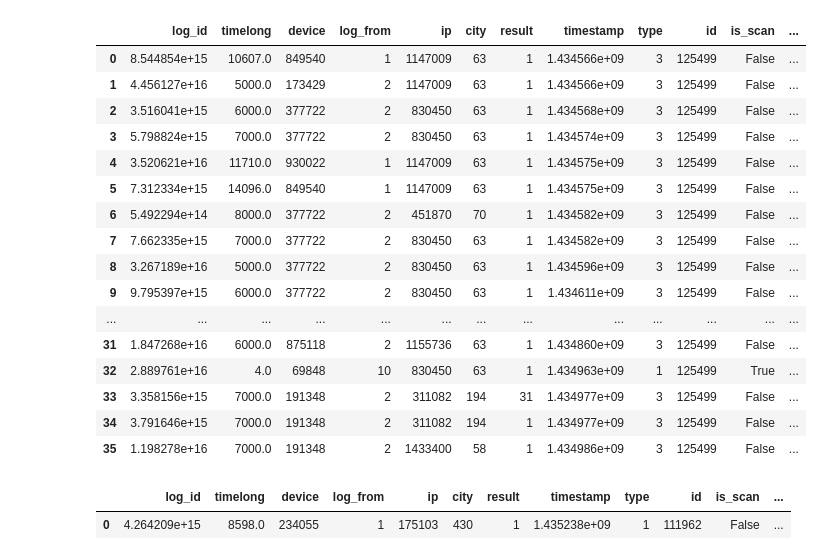
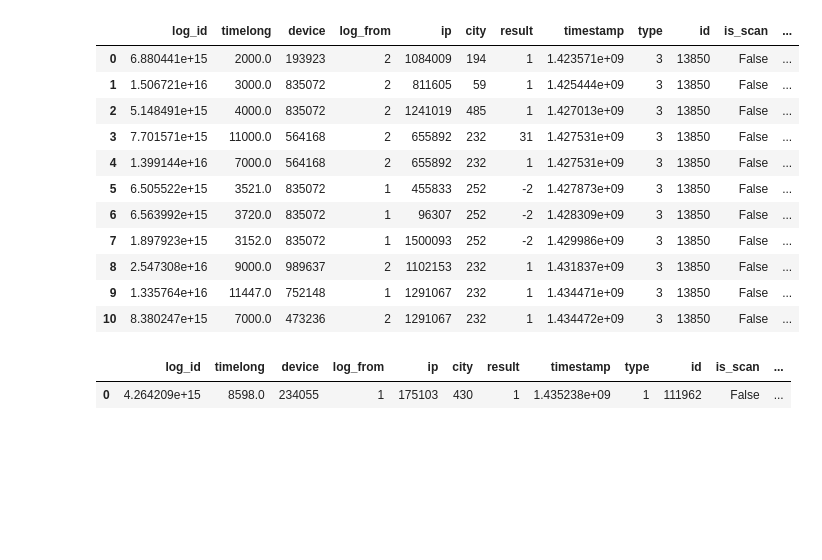
Before and after one commit to hadoop73/jdd, a Jupyter notebook: codes/tlogin.ipynb, the cells around one changed output. Cells and saved outputs as stored; diff of their text form; code cells hidden in the pictures; blank space fills up the shorter version.

```diff
--- a/codes/tlogin.ipynb
+++ b/codes/tlogin.ipynb
@@ -7,28 +7,23 @@ import numpy as np
 login = pd.read_csv('../datas/t_login.csv')
 # %%
 t5 = login[(login['time']<'2015-07-01 13:00:29.0')]
-t5 = t5[(t5['time']>'2015-06-01 00:43:43.0')]
-t5 = t5[(t5['time']<'2015-06-23 00:43:43.0')]
+#t5 = t5[(t5['time']>'2015-06-01 00:43:43.0')]
+#t5 = t5[(t5['time']<'2015-06-23 00:43:43.0')]
 
-t5[t5['id']==125499].sort_values('time').reset_index(drop=True)
+t5[t5['id']==13850].sort_values('time').reset_index(drop=True)
 # %% [output]
 |  | log_id | timelong | device | log_from | ip | city | result | timestamp | type | id | is_scan | ... |
-| 0 | 8.544854e+15 | 10607.0 | 849540 | 1 | 1147009 | 63 | 1 | 1.434566e+09 | 3 | 125499 | False | ... |
-| 1 | 4.456127e+16 | 5000.0 | 173429 | 2 | 1147009 | 63 | 1 | 1.434566e+09 | 3 | 125499 | False | ... |
-| 2 | 3.516041e+15 | 6000.0 | 377722 | 2 | 830450 | 63 | 1 | 1.434568e+09 | 3 | 125499 | False | ... |
-| 3 | 5.798824e+15 | 7000.0 | 377722 | 2 | 830450 | 63 | 1 | 1.434574e+09 | 3 | 125499 | False | ... |
-| 4 | 3.520621e+16 | 11710.0 | 930022 | 1 | 1147009 | 63 | 1 | 1.434575e+09 | 3 | 125499 | False | ... |
-| 5 | 7.312334e+15 | 14096.0 | 849540 | 1 | 1147009 | 63 | 1 | 1.434575e+09 | 3 | 125499 | False | ... |
-| 6 | 5.492294e+14 | 8000.0 | 377722 | 2 | 451870 | 70 | 1 | 1.434582e+09 | 3 | 125499 | False | ... |
-| 7 | 7.662335e+15 | 7000.0 | 377722 | 2 | 830450 | 63 | 1 | 1.434582e+09 | 3 | 125499 | False | ... |
-| 8 | 3.267189e+16 | 5000.0 | 377722 | 2 | 830450 | 63 | 1 | 1.434596e+09 | 3 | 125499 | False | ... |
-| 9 | 9.795397e+15 | 6000.0 | 377722 | 2 | 830450 | 63 | 1 | 1.434611e+09 | 3 | 125499 | False | ... |
-| ... | ... | ... | ... | ... | ... | ... | ... | ... | ... | ... | ... | ... |
-| 31 | 1.847268e+16 | 6000.0 | 875118 | 2 | 1155736 | 63 | 1 | 1.434860e+09 | 3 | 125499 | False | ... |
-| 32 | 2.889761e+16 | 4.0 | 69848 | 10 | 830450 | 63 | 1 | 1.434963e+09 | 1 | 125499 | True | ... |
-| 33 | 3.358156e+15 | 7000.0 | 191348 | 2 | 311082 | 194 | 31 | 1.434977e+09 | 3 | 125499 | False | ... |
-| 34 | 3.791646e+15 | 7000.0 | 191348 | 2 | 311082 | 194 | 1 | 1.434977e+09 | 3 | 125499 | False | ... |
-| 35 | 1.198278e+16 | 7000.0 | 191348 | 2 | 1433400 | 58 | 1 | 1.434986e+09 | 3 | 125499 | False | ... |
+| 0 | 6.880441e+15 | 2000.0 | 193923 | 2 | 1084009 | 194 | 1 | 1.423571e+09 | 3 | 13850 | False | ... |
+| 1 | 1.506721e+16 | 3000.0 | 835072 | 2 | 811605 | 59 | 1 | 1.425444e+09 | 3 | 13850 | False | ... |
+| 2 | 5.148491e+15 | 4000.0 | 835072 | 2 | 1241019 | 485 | 1 | 1.427013e+09 | 3 | 13850 | False | ... |
+| 3 | 7.701571e+15 | 11000.0 | 564168 | 2 | 655892 | 232 | 31 | 1.427531e+09 | 3 | 13850 | False | ... |
+| 4 | 1.399144e+16 | 7000.0 | 564168 | 2 | 655892 | 232 | 1 | 1.427531e+09 | 3 | 13850 | False | ... |
+| 5 | 6.505522e+15 | 3521.0 | 835072 | 1 | 455833 | 252 | -2 | 1.427873e+09 | 3 | 13850 | False | ... |
+| 6 | 6.563992e+15 | 3720.0 | 835072 | 1 | 96307 | 252 | -2 | 1.428309e+09 | 3 | 13850 | False | ... |
+| 7 | 1.897923e+15 | 3152.0 | 835072 | 1 | 1500093 | 252 | -2 | 1.429986e+09 | 3 | 13850 | False | ... |
+| 8 | 2.547308e+16 | 9000.0 | 989637 | 2 | 1102153 | 232 | 1 | 1.431837e+09 | 3 | 13850 | False | ... |
+| 9 | 1.335764e+16 | 11447.0 | 752148 | 1 | 1291067 | 232 | 1 | 1.434471e+09 | 3 | 13850 | False | ... |
+| 10 | 8.380247e+15 | 7000.0 | 473236 | 2 | 1291067 | 232 | 1 | 1.434472e+09 | 3 | 13850 | False | ... |
 # %%
 t5[t5['ip']==175103].sort_values('time').reset_index(drop=True)
 # %% [output]
```
Also changed, not shown: 2 other files.
